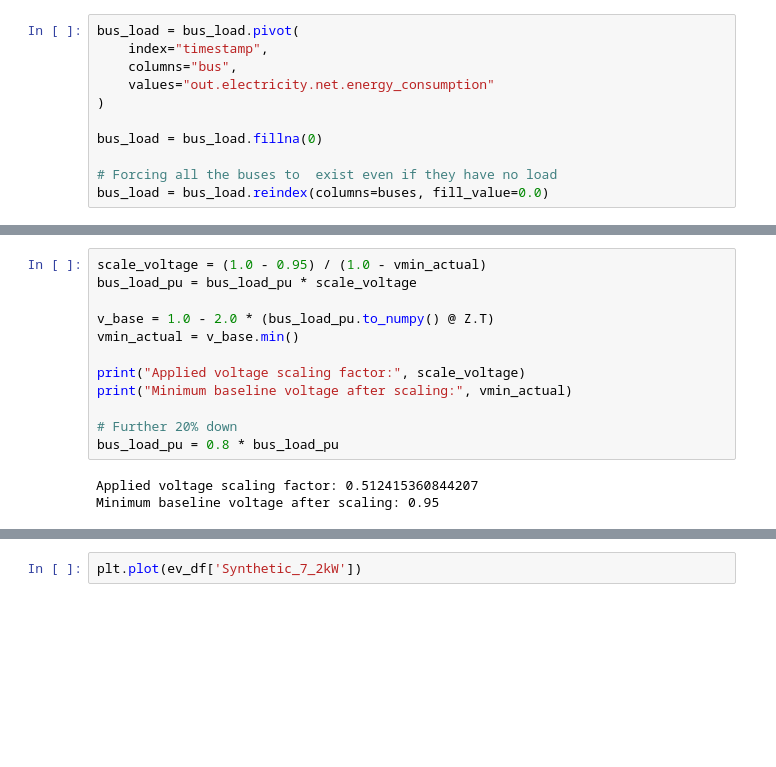
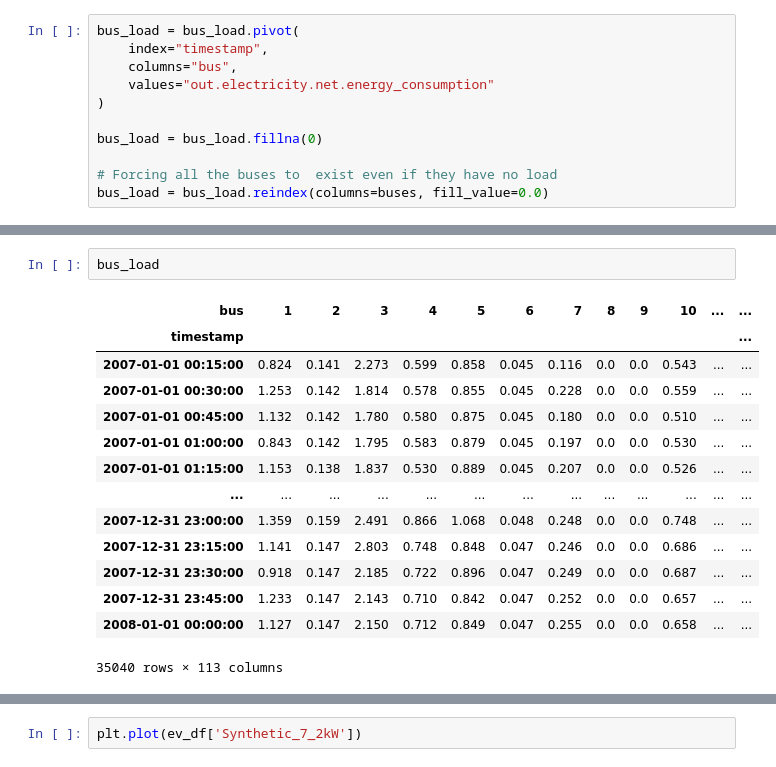
Before and after one commit to gcsarker/dynamic_hosting, a Jupyter notebook: Gu et al paper code.ipynb, the cells around one changed output, grey strips where cells are left out. Cells and saved outputs as stored; diff of their text form; blank space fills up the shorter version.

```diff
--- a/Gu et al paper code.ipynb
+++ b/Gu et al paper code.ipynb
@@ -142,15 +115,17 @@ Minimum baseline voltage before scaling: 0.902422909575496
-# %%
-scale_voltage = (1.0 - 0.95) / (1.0 - vmin_actual)
-bus_load_pu = bus_load_pu * scale_voltage
-
-v_base = 1.0 - 2.0 * (bus_load_pu.to_numpy() @ Z.T)
-vmin_actual = v_base.min()
-
-print("Applied voltage scaling factor:", scale_voltage)
-print("Minimum baseline voltage after scaling:", vmin_actual)
-
-# Further 20% down
-bus_load_pu = 0.8 * bus_load_pu
-# %% [output]
-Applied voltage scaling factor: 0.512415360844207
-Minimum baseline voltage after scaling: 0.95
+# %%
+bus_load
+# %% [output]
+| bus | 1 | 2 | 3 | 4 | 5 | 6 | 7 | 8 | 9 | 10 | ... | ... |
+| timestamp |  |  |  |  |  |  |  |  |  |  |  | ... |
+| 2007-01-01 00:15:00 | 0.824 | 0.141 | 2.273 | 0.599 | 0.858 | 0.045 | 0.116 | 0.0 | 0.0 | 0.543 | ... | ... |
+| 2007-01-01 00:30:00 | 1.253 | 0.142 | 1.814 | 0.578 | 0.855 | 0.045 | 0.228 | 0.0 | 0.0 | 0.559 | ... | ... |
+| 2007-01-01 00:45:00 | 1.132 | 0.142 | 1.780 | 0.580 | 0.875 | 0.045 | 0.180 | 0.0 | 0.0 | 0.510 | ... | ... |
+| 2007-01-01 01:00:00 | 0.843 | 0.142 | 1.795 | 0.583 | 0.879 | 0.045 | 0.197 | 0.0 | 0.0 | 0.530 | ... | ... |
+| 2007-01-01 01:15:00 | 1.153 | 0.138 | 1.837 | 0.530 | 0.889 | 0.045 | 0.207 | 0.0 | 0.0 | 0.526 | ... | ... |
+| ... | ... | ... | ... | ... | ... | ... | ... | ... | ... | ... | ... | ... |
+| 2007-12-31 23:00:00 | 1.359 | 0.159 | 2.491 | 0.866 | 1.068 | 0.048 | 0.248 | 0.0 | 0.0 | 0.748 | ... | ... |
+| 2007-12-31 23:15:00 | 1.141 | 0.147 | 2.803 | 0.748 | 0.848 | 0.047 | 0.246 | 0.0 | 0.0 | 0.686 | ... | ... |
+| 2007-12-31 23:30:00 | 0.918 | 0.147 | 2.185 | 0.722 | 0.896 | 0.047 | 0.249 | 0.0 | 0.0 | 0.687 | ... | ... |
+| 2007-12-31 23:45:00 | 1.233 | 0.147 | 2.143 | 0.710 | 0.842 | 0.047 | 0.252 | 0.0 | 0.0 | 0.657 | ... | ... |
+| 2008-01-01 00:00:00 | 1.127 | 0.147 | 2.150 | 0.712 | 0.849 | 0.047 | 0.255 | 0.0 | 0.0 | 0.658 | ... | ... |
+35040 rows × 113 columns
```
Also changed, not shown: parts of 9 cells of this notebook.
